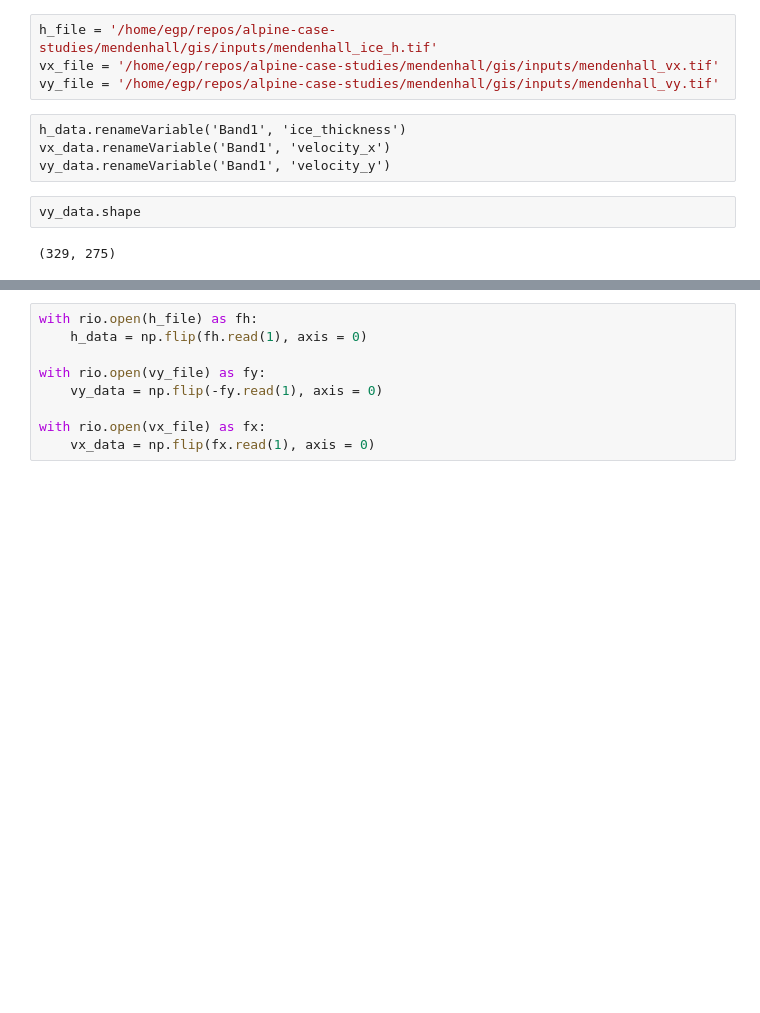
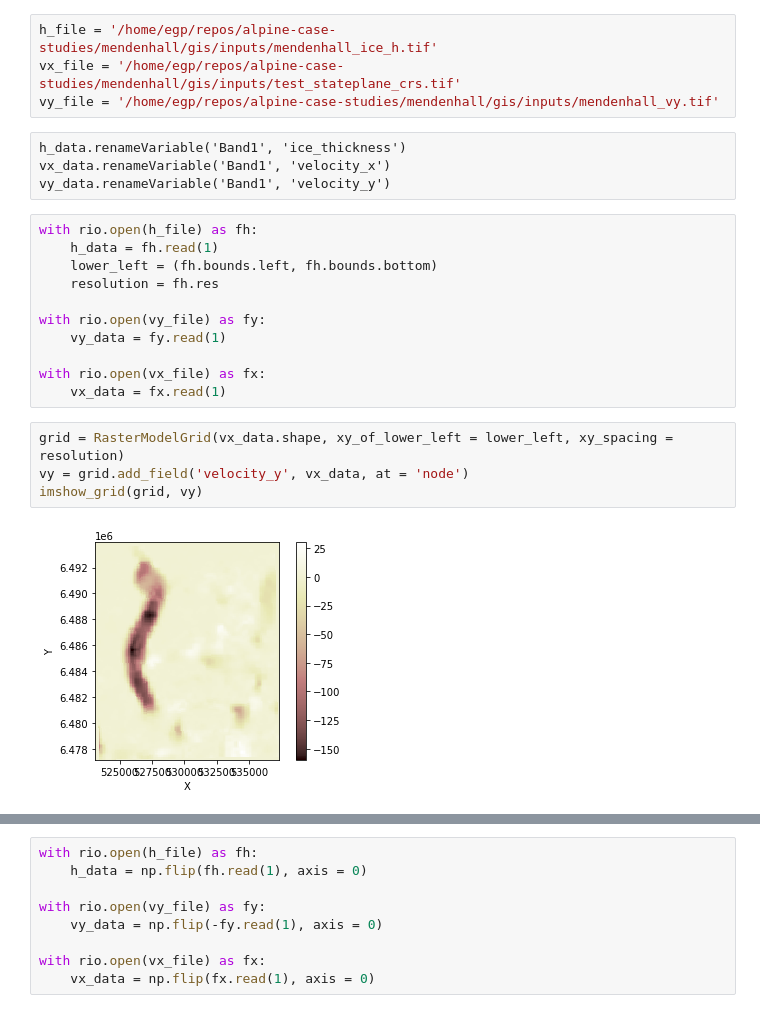
Before and after one commit to ethan-pierce/basal-ice-facies, a Jupyter notebook: basis/examples/advection-on-flowlines.ipynb, the cells around one changed output, grey strips where cells are left out. Drawn from its saved outputs; the diff is of its cells as text; blank space fills up the shorter version.

```diff
--- a/basis/examples/advection-on-flowlines.ipynb
+++ b/basis/examples/advection-on-flowlines.ipynb
@@ -23,12 +14,25 @@ setattr(obj, name, value, /)
 # %%
 h_file = '/home/egp/repos/alpine-case-studies/mendenhall/gis/inputs/mendenhall_ice_h.tif'
-vx_file = '/home/egp/repos/alpine-case-studies/mendenhall/gis/inputs/mendenhall_vx.tif'
+vx_file = '/home/egp/repos/alpine-case-studies/mendenhall/gis/inputs/test_stateplane_crs.tif'
 vy_file = '/home/egp/repos/alpine-case-studies/mendenhall/gis/inputs/mendenhall_vy.tif'
 # %% [raw]
 h_data.renameVariable('Band1', 'ice_thickness')
 vx_data.renameVariable('Band1', 'velocity_x')
 vy_data.renameVariable('Band1', 'velocity_y')
-# %%
-vy_data.shape
-# %% [output]
-(329, 275)
+# %%
+with rio.open(h_file) as fh:
+    h_data = fh.read(1)
+    lower_left = (fh.bounds.left, fh.bounds.bottom)
+    resolution = fh.res
+
+with rio.open(vy_file) as fy:
+    vy_data = fy.read(1)
+
+with rio.open(vx_file) as fx:
+    vx_data = fx.read(1)
+# %%
+grid = RasterModelGrid(vx_data.shape, xy_of_lower_left = lower_left, xy_spacing = resolution)
+vy = grid.add_field('velocity_y', vx_data, at = 'node')
+imshow_grid(grid, vy)
+# %% [output]
+[figure, added]
```
Also changed, not shown: parts of 3 cells of this notebook, 3 other files.
